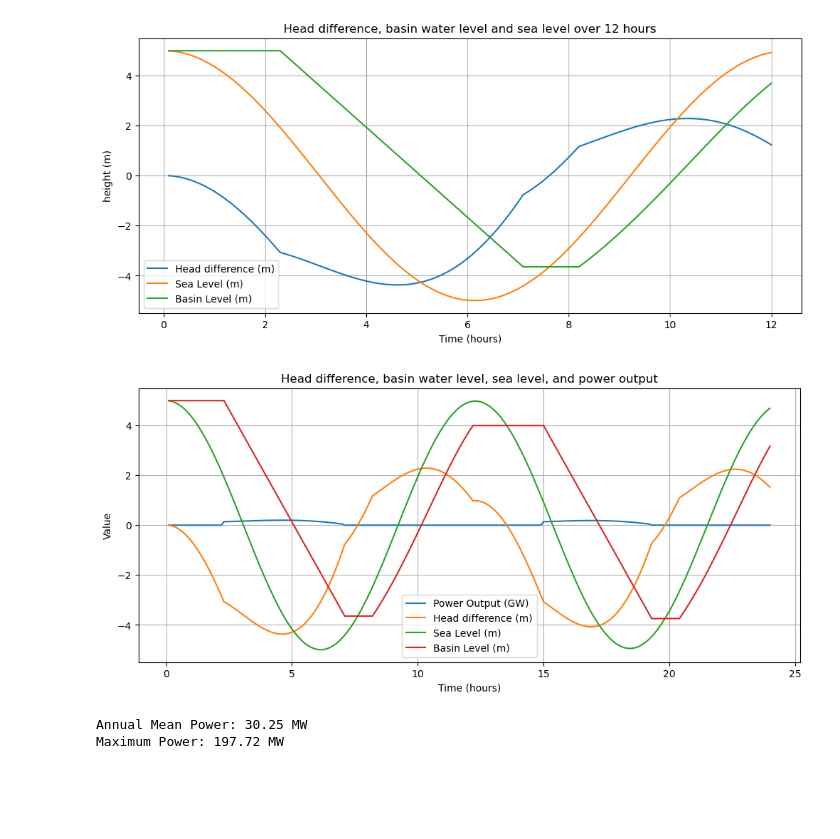
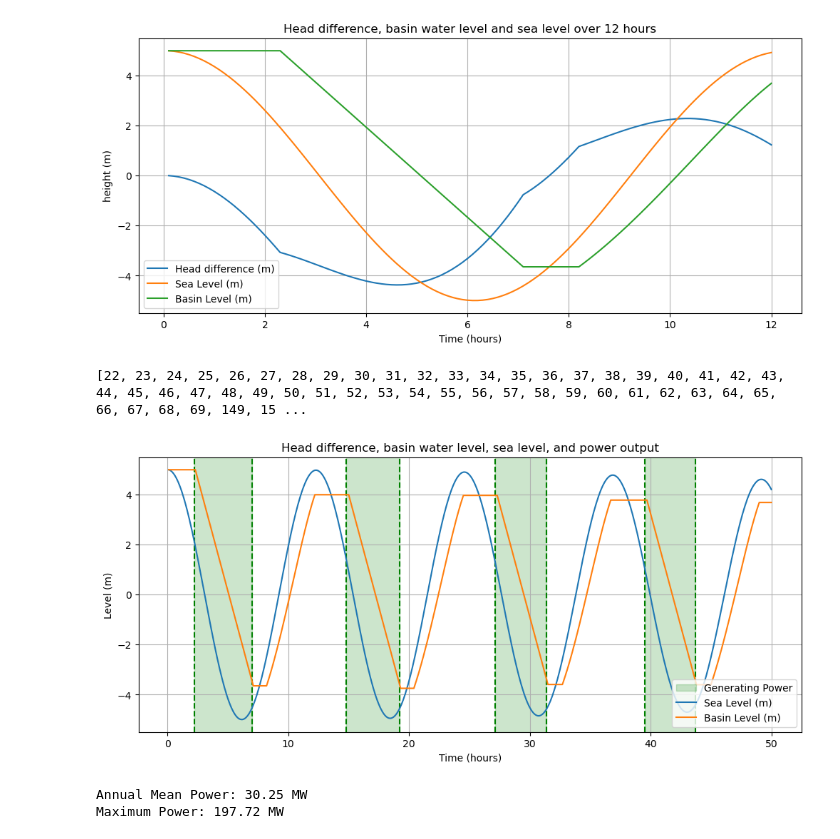
Before and after one commit to Aqdas-M/Offshore-Renewable-Technologies, a Jupyter notebook: Assignment 2/Assignment_2_Code.ipynb, the cells around one changed output. Saved outputs shown, nothing was run; the diff lists cells and outputs as text; code cells hidden in the pictures; blank space fills up the shorter version.

```diff
--- a/Assignment 2/Assignment_2_Code.ipynb
+++ b/Assignment 2/Assignment_2_Code.ipynb
@@ -188,21 +188,37 @@ plt.grid()
 [figure]
 [figure]
 [figure]
+# %%
+print([i for i, val in enumerate(P) if val != 0])
+#21 #70
+#148 192
+# %% [output]
+[22, 23, 24, 25, 26, 27, 28, 29, 30, 31, 32, 33, 34, 35, 36, 37, 38, 39, 40, 41, 42, 43, 44, 45, 46, 47, 48, 49, 50, 51, 52, 53, 54, 55, 56, 57, 58, 59, 60, 61, 62, 63, 64, 65, 66, 67, 68, 69, 149, 15 ...
 # %%
 plt.figure(figsize=(12,5))
-plt.plot(t[0:240], np.array(P[0:240]) / 1e9, label='Power Output (GW)')
+# plt.plot(t[0:240], np.array(P[0:240]) / 1e9, label='Power Output (GW)')
 
-# Shade the region where Power output is not zero
-nonzero_indices = np.where(np.array(P[0:240]) > 0)[0]
+plt.axvline(x=2.2, color='g', linestyle='--')
+plt.axvline(x=7.0, color='g', linestyle='--')
+plt.axvspan(2.2, 7.0, color='green', alpha=0.2, label ='Generating Power')
+plt.axvspan(14.8, 19.2, color='green', alpha=0.2)
+plt.axvline(x=14.8, color='g', linestyle='--')
+plt.axvline(x=19.2, color='g', linestyle='--')
+plt.axvline(x=27.1, color='g', linestyle='--')
+plt.axvline(x=31.4, color='g', linestyle='--')
+plt.axvspan(27.1, 31.4, color='green', alpha=0.2)
+plt.axvline(x=39.5, color='g', linestyle='--')
+plt.axvline(x=43.7, color='g', linestyle='--')
+plt.axvspan(39.5, 43.7, color='green', alpha=0.2)
 
-plt.plot(t[0:240], H[0:240], label='Head difference (m)')
-plt.plot(t[0:240], eta_sea[0:240], label='Sea Level (m)')
-plt.plot(t[0:240], Z[0:240], label='Basin Level (m)')
+# plt.plot(t[0:240], H[0:240], label='Head difference (m)')
+plt.plot(t[0:500], eta_sea[0:500], label='Sea Level (m)')
+plt.plot(t[0:500], Z[0:500], label='Basin Level (m)')
 plt.xlabel('Time (hours)')
-plt.ylabel('Value')
+plt.ylabel('Level (m)')
 plt.title('Head difference, basin water level, sea level, and power output')
-plt.legend()
+plt.legend(loc='lower right')
 plt.grid()
 # %% [output]
-[figure, old version]
+[figure, new version]
 # %%
```
Also changed, not shown: parts of 1 cell of this notebook.
